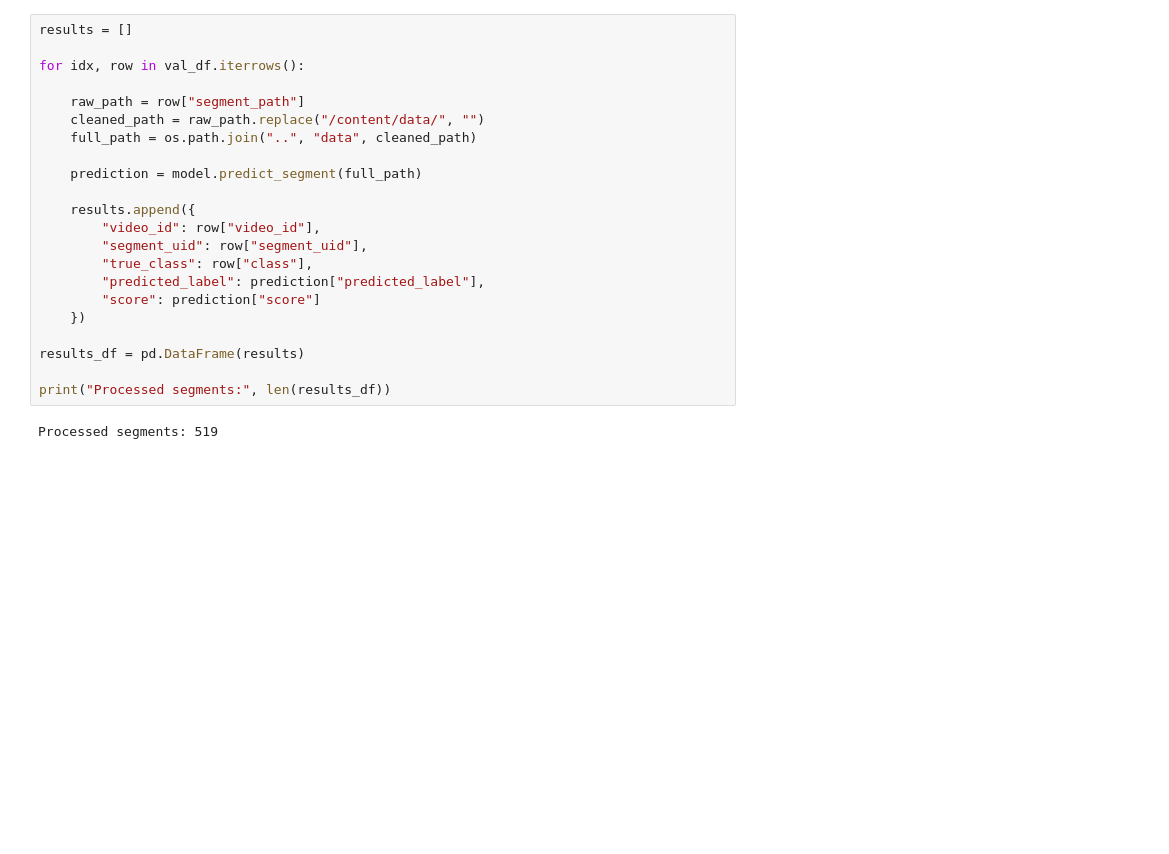
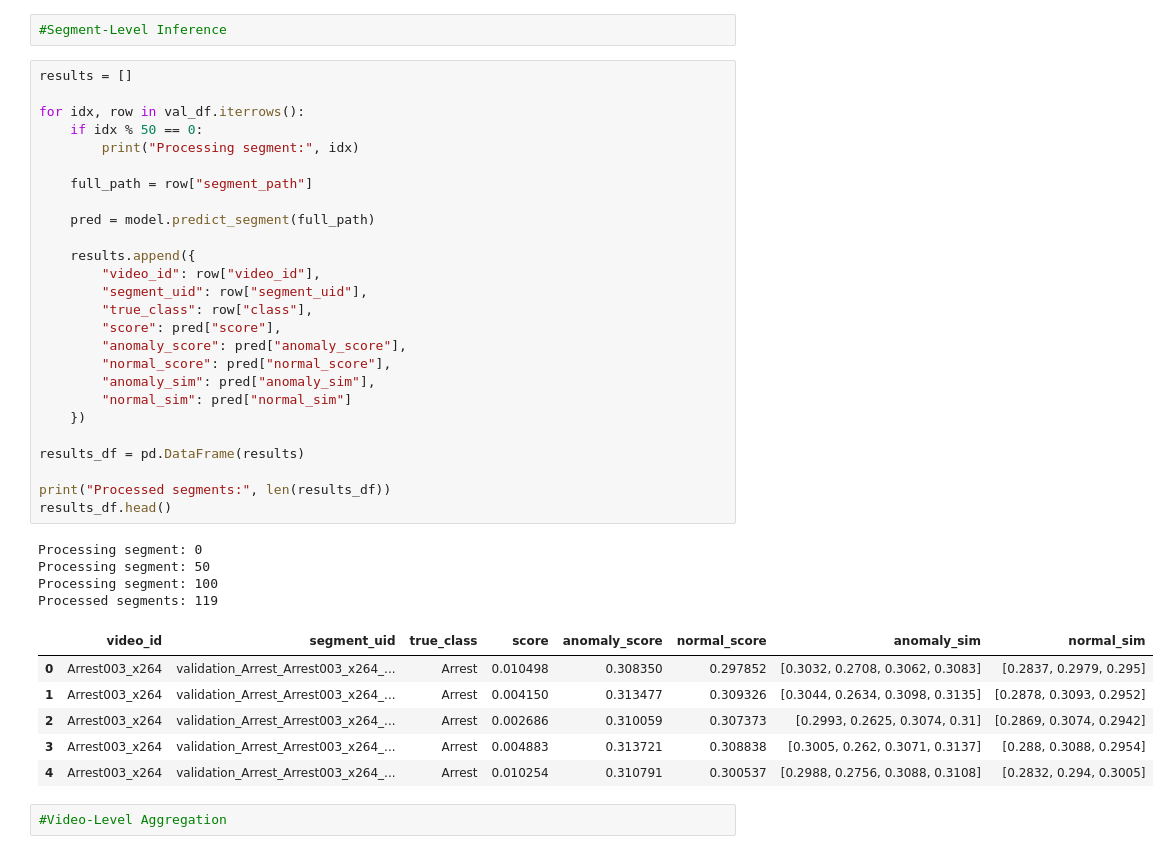
Before and after one commit to yaseminozer54/video-anomaly-clip, a Jupyter notebook: notebooks/02_stage3_pipeline_evaluation.ipynb, the cells around one changed output. Saved outputs shown, nothing was run; the diff lists cells and outputs as text; blank space fills up the shorter version.

```diff
--- a/notebooks/02_stage3_pipeline_evaluation.ipynb
+++ b/notebooks/02_stage3_pipeline_evaluation.ipynb
@@ -54,25 +60,42 @@ Using prompts:
+# %%
+#Segment-Level Inference
 # %%
 results = []
 
 for idx, row in val_df.iterrows():
+    if idx % 50 == 0:
+        print("Processing segment:", idx)
 
-    raw_path = row["segment_path"]
-    cleaned_path = raw_path.replace("/content/data/", "")
-    full_path = os.path.join("..", "data", cleaned_path)
+    full_path = row["segment_path"]
 
-    prediction = model.predict_segment(full_path)
+    pred = model.predict_segment(full_path)
 
     results.append({
         "video_id": row["video_id"],
         "segment_uid": row["segment_uid"],
         "true_class": row["class"],
-        "predicted_label": prediction["predicted_label"],
-        "score": prediction["score"]
+        "score": pred["score"],
+        "anomaly_score": pred["anomaly_score"],
+        "normal_score": pred["normal_score"],
+        "anomaly_sim": pred["anomaly_sim"],
+        "normal_sim": pred["normal_sim"]
     })
 
 results_df = pd.DataFrame(results)
 
 print("Processed segments:", len(results_df))
+results_df.head()
 # %% [output]
-Processed segments: 519
+Processing segment: 0
+Processing segment: 50
+Processing segment: 100
+Processed segments: 119
+|  | video_id | segment_uid | true_class | score | anomaly_score | normal_score | anomaly_sim | normal_sim |
+| 0 | Arrest003_x264 | validation_Arrest_Arrest003_x264_... | Arrest | 0.010498 | 0.308350 | 0.297852 | [0.3032, 0.2708, 0.3062, 0.3083] | [0.2837, 0.2979, 0.295] |
+| 1 | Arrest003_x264 | validation_Arrest_Arrest003_x264_... | Arrest | 0.004150 | 0.313477 | 0.309326 | [0.3044, 0.2634, 0.3098, 0.3135] | [0.2878, 0.3093, 0.2952] |
+| 2 | Arrest003_x264 | validation_Arrest_Arrest003_x264_... | Arrest | 0.002686 | 0.310059 | 0.307373 | [0.2993, 0.2625, 0.3074, 0.31] | [0.2869, 0.3074, 0.2942] |
+| 3 | Arrest003_x264 | validation_Arrest_Arrest003_x264_... | Arrest | 0.004883 | 0.313721 | 0.308838 | [0.3005, 0.262, 0.3071, 0.3137] | [0.288, 0.3088, 0.2954] |
+| 4 | Arrest003_x264 | validation_Arrest_Arrest003_x264_... | Arrest | 0.010254 | 0.310791 | 0.300537 | [0.2988, 0.2756, 0.3088, 0.3108] | [0.2832, 0.294, 0.3005] |
+# %%
+#Video-Level Aggregation
 # %%
```
Also changed, not shown: parts of 16 cells of this notebook, 5 other files.
